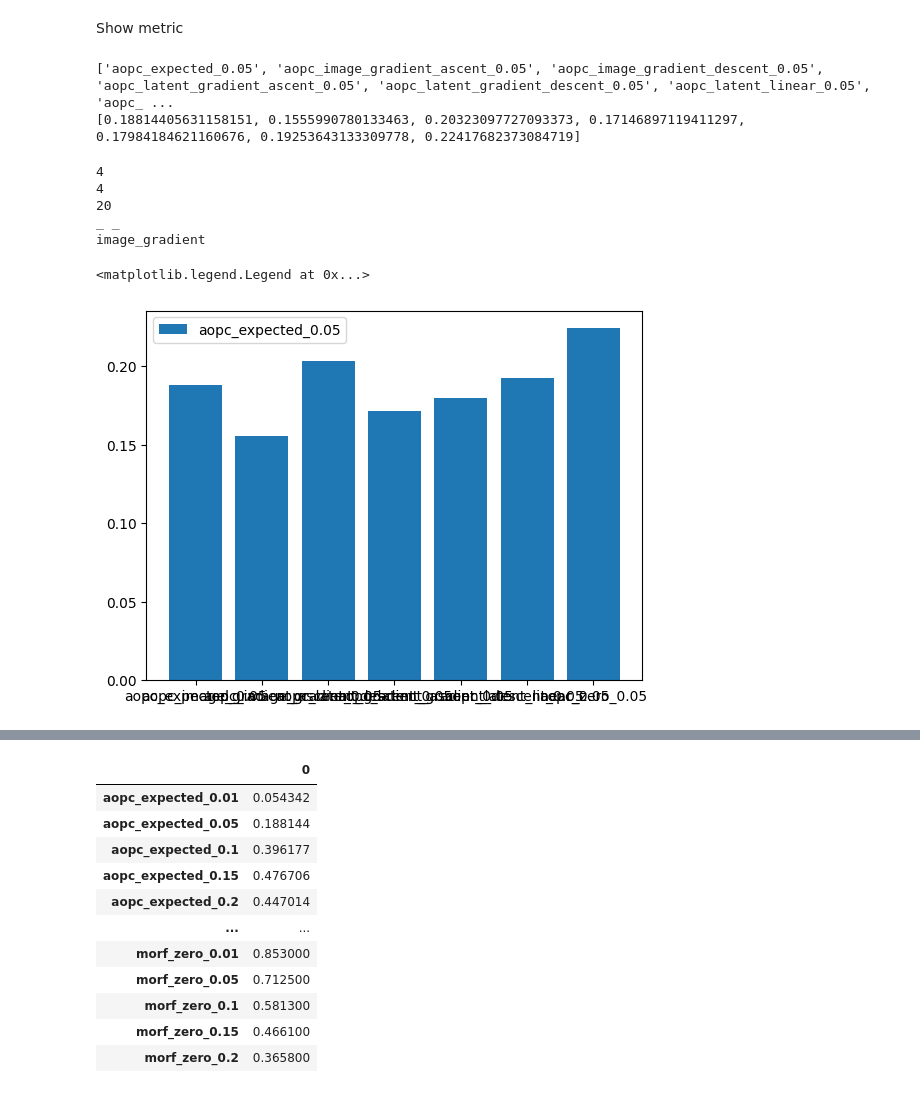
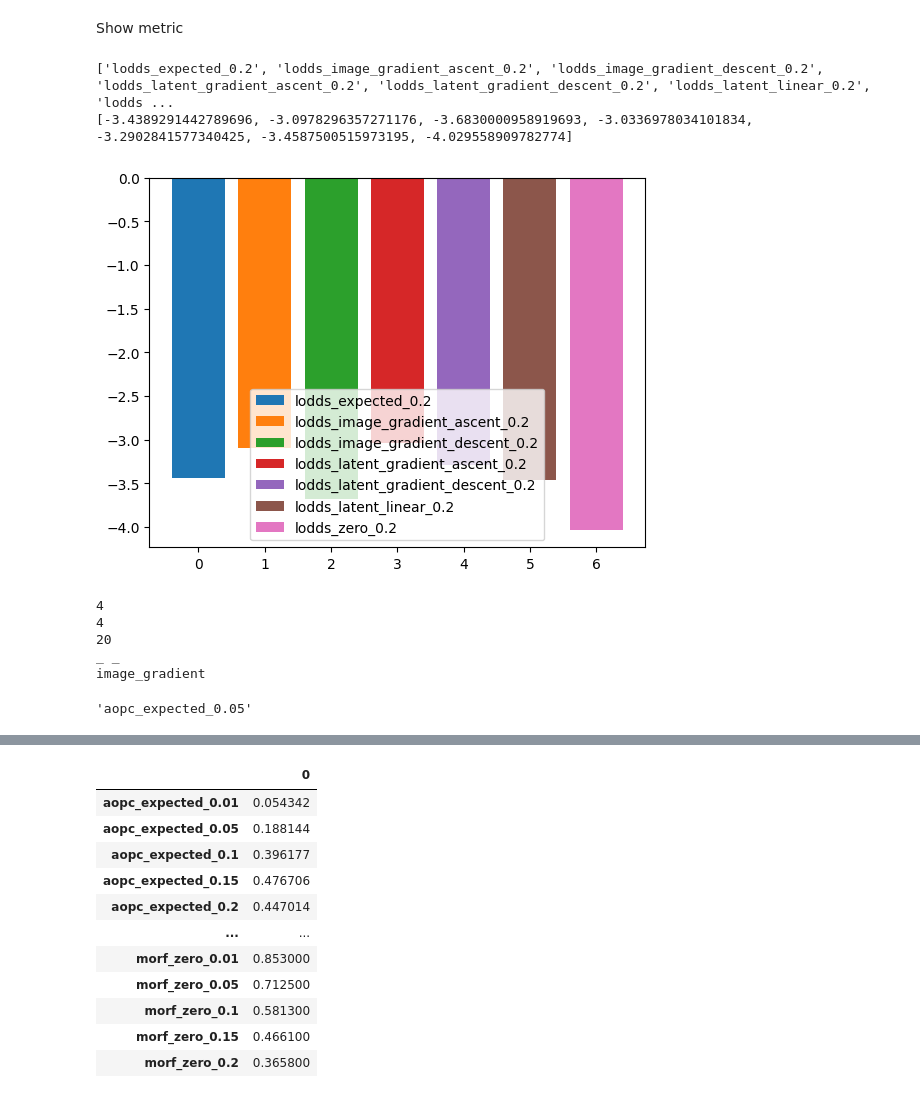
Before and after one commit to jleehun/ig_inversion, a Jupyter notebook: exp/visualization.ipynb, the cells around one changed output, grey strips where cells are left out. Cells and saved outputs as stored; diff of their text form; code cells hidden in the pictures.

```diff
--- a/exp/visualization.ipynb
+++ b/exp/visualization.ipynb
@@ -70,26 +70,32 @@ import json
 with open("/home/dhlee/code/ig_inversion/results/evaluation_average_cifar10.json", "r") as st_json:
     avg = json.load(st_json)
 # %%
-method = "aopc"
-ratio = "0.05"
+method = "lodds"
+ratio = "0.2"
 
 check_key = []
 for i in list(avg.keys()):
     if ratio in i:
         if method in i:
             # print(i)
             check_key.append(i)
 
 print(check_key)
 
 result = []
 for i in check_key:
     result.append(avg[f'{i}'])
 
 print(result)
+
+for i in range(len(check_key)):
+    plt.bar(i, result[i], label = f'{check_key[i]}')
+    plt.legend(loc = 8)
+    # plt.bar(check_key, result)
 # %% [output]
-['aopc_expected_0.05', 'aopc_image_gradient_ascent_0.05', 'aopc_image_gradient_descent_0.05', 'aopc_latent_gradient_ascent_0.05', 'aopc_latent_gradient_descent_0.05', 'aopc_latent_linear_0.05', 'aopc_ ...
-[0.18814405631158151, 0.1555990780133463, 0.20323097727093373, 0.17146897119411297, 0.17984184621160676, 0.19253643133309778, 0.22417682373084719]
+['lodds_expected_0.2', 'lodds_image_gradient_ascent_0.2', 'lodds_image_gradient_descent_0.2', 'lodds_latent_gradient_ascent_0.2', 'lodds_latent_gradient_descent_0.2', 'lodds_latent_linear_0.2', 'lodds ...
+[-3.4389291442789696, -3.0978296357271176, -3.6830000958919693, -3.0336978034101834, -3.2902841577340425, -3.4587500515973195, -4.029558909782774]
+[figure, added]
 # %%
 pr = 'aopc_image_gradient_0.01'
 re = "".join(reversed(pr))
@@ -104,8 +110,7 @@ print(pr[4+1:20-1])
 20
 _ _
 image_gradient
-# %%
-plt.bar(check_key, result)
-# %% [output]
-<matplotlib.legend.Legend at 0x...>
-[figure, removed]
+# %%
+check_key[0]
+# %% [output]
+'aopc_expected_0.05'
```
Also changed, not shown: parts of 1 cell of this notebook, 1 other file.
